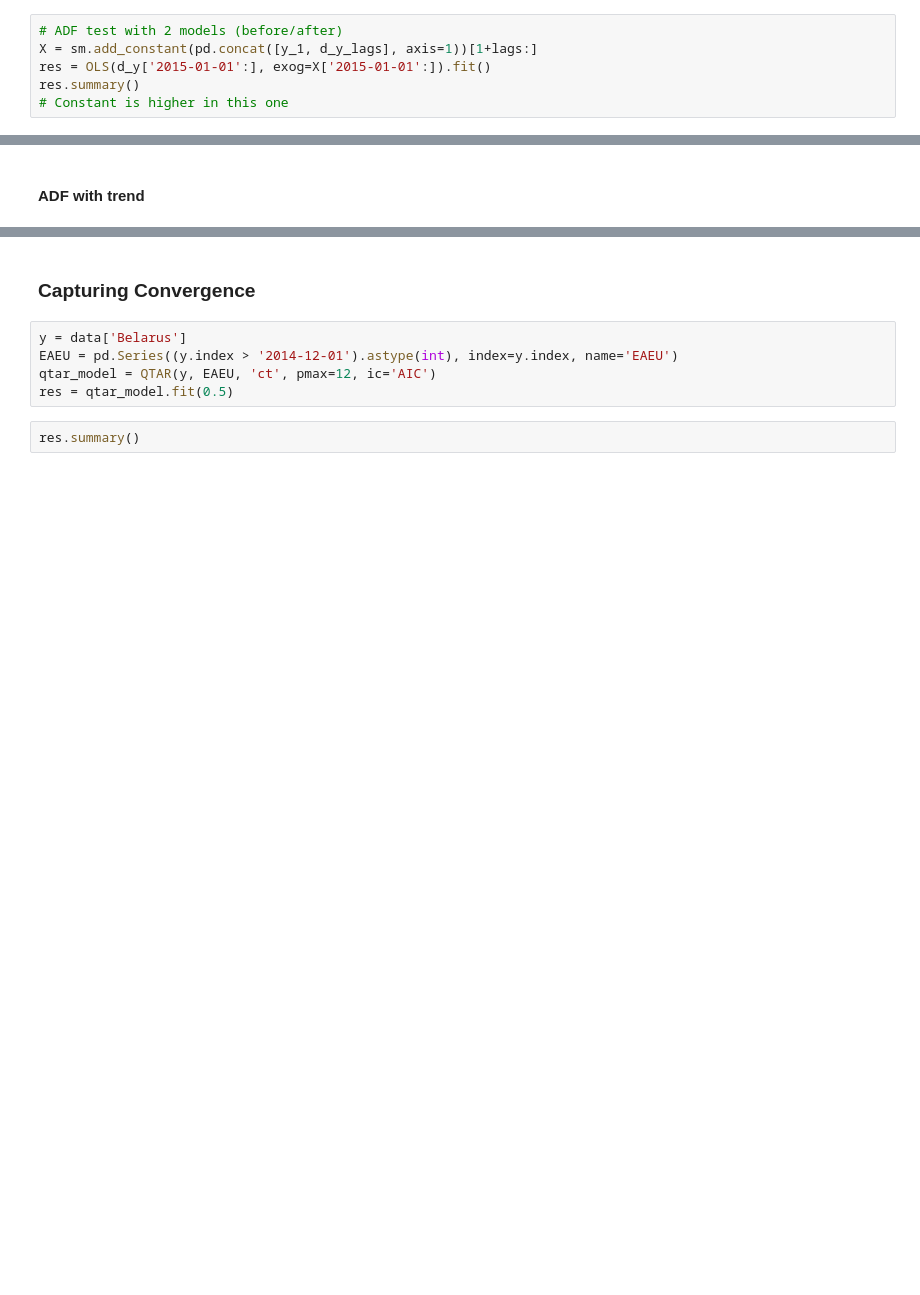
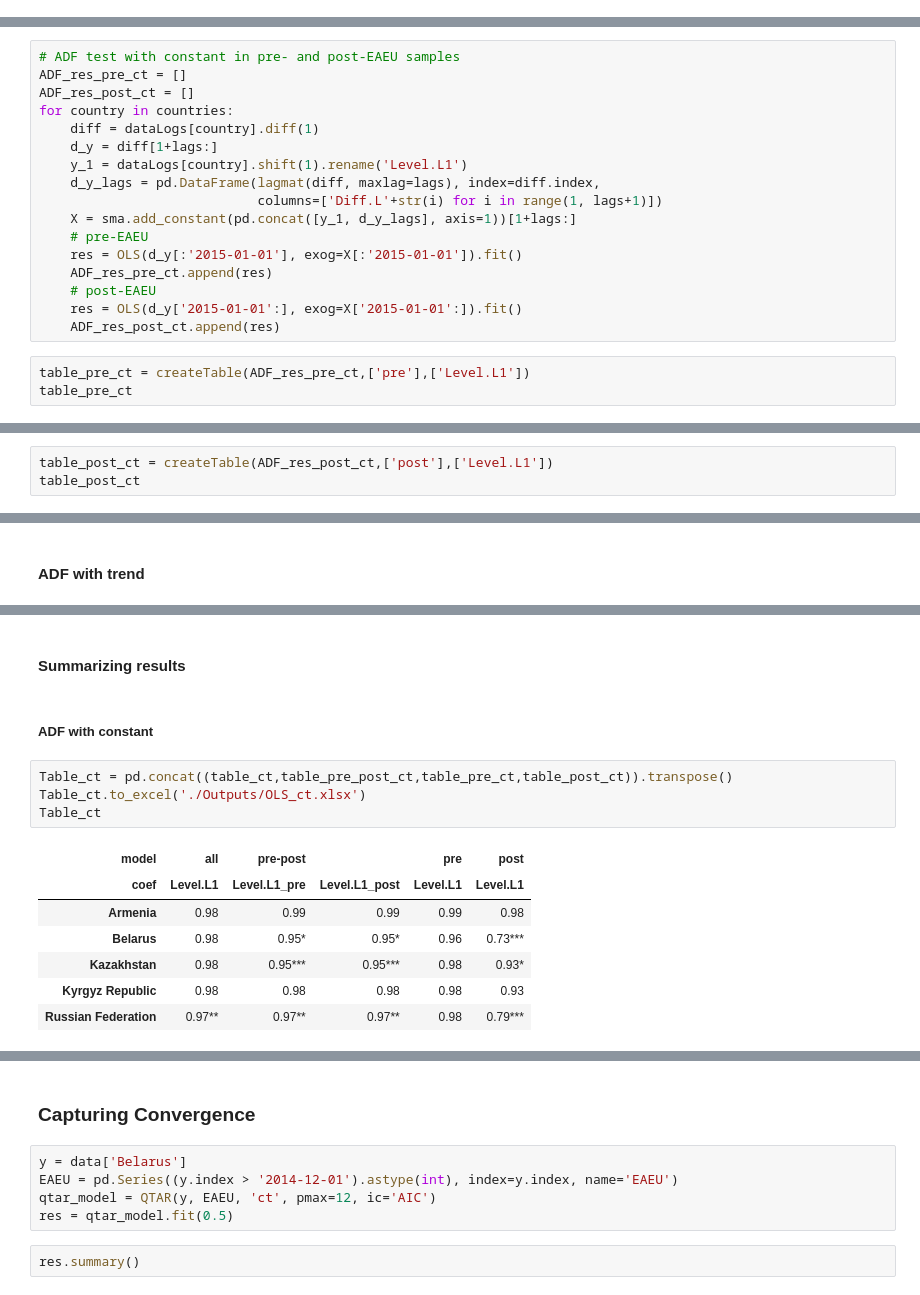
Before and after one commit to vlad-yeghiazaryan/PPP-in-EAEU, a Jupyter notebook: PPP_in_EAEU.ipynb, the cells around one changed output, grey strips where cells are left out. Cells and saved outputs as stored; diff of their text form; blank space fills up the shorter version.

Commit message:
add results from ols estimation

```diff
--- a/PPP_in_EAEU.ipynb
+++ b/PPP_in_EAEU.ipynb
@@ -382,6 +317,0 @@ Notes:
-# %%
-# ADF test with 2 models (before/after)
-X = sm.add_constant(pd.concat([y_1, d_y_lags], axis=1))[1+lags:]
-res = OLS(d_y['2015-01-01':], exog=X['2015-01-01':]).fit()
-res.summary()
-# Constant is higher in this one
@@ -410,0 +318,20 @@ strong multicollinearity or other numerical problems.
+# %%
+# ADF test with constant in pre- and post-EAEU samples
+ADF_res_pre_ct = []
+ADF_res_post_ct = []
+for country in countries:
+    diff = dataLogs[country].diff(1)
+    d_y = diff[1+lags:]
+    y_1 = dataLogs[country].shift(1).rename('Level.L1')
+    d_y_lags = pd.DataFrame(lagmat(diff, maxlag=lags), index=diff.index,
+                            columns=['Diff.L'+str(i) for i in range(1, lags+1)])
+    X = sma.add_constant(pd.concat([y_1, d_y_lags], axis=1))[1+lags:]
+    # pre-EAEU
+    res = OLS(d_y[:'2015-01-01'], exog=X[:'2015-01-01']).fit()
+    ADF_res_pre_ct.append(res)
+    # post-EAEU
+    res = OLS(d_y['2015-01-01':], exog=X['2015-01-01':]).fit()
+    ADF_res_post_ct.append(res)
+# %%
+table_pre_ct = createTable(ADF_res_pre_ct,['pre'],['Level.L1'])
+table_pre_ct
@@ -410,0 +342,3 @@ strong multicollinearity or other numerical problems.
+# %%
+table_post_ct = createTable(ADF_res_post_ct,['post'],['Level.L1'])
+table_post_ct
@@ -515,0 +409,16 @@ Diff: t-stat = -0.084
+# %% [markdown]
+#### Summarizing results
+# %% [markdown]
+##### ADF with constant
+# %%
+Table_ct = pd.concat((table_ct,table_pre_post_ct,table_pre_ct,table_post_ct)).transpose()
+Table_ct.to_excel('./Outputs/OLS_ct.xlsx')
+Table_ct
+# %% [output]
+| model | all | pre-post |  | pre | post |
+| coef | Level.L1 | Level.L1_pre | Level.L1_post | Level.L1 | Level.L1 |
+| Armenia | 0.98 | 0.99 | 0.99 | 0.99 | 0.98 |
+| Belarus | 0.98 | 0.95* | 0.95* | 0.96 | 0.73*** |
+| Kazakhstan | 0.98 | 0.95*** | 0.95*** | 0.98 | 0.93* |
+| Kyrgyz Republic | 0.98 | 0.98 | 0.98 | 0.98 | 0.93 |
+| Russian Federation | 0.97** | 0.97** | 0.97** | 0.98 | 0.79*** |
```
Also changed, not shown: parts of 46 cells of this notebook, 7 other files.
